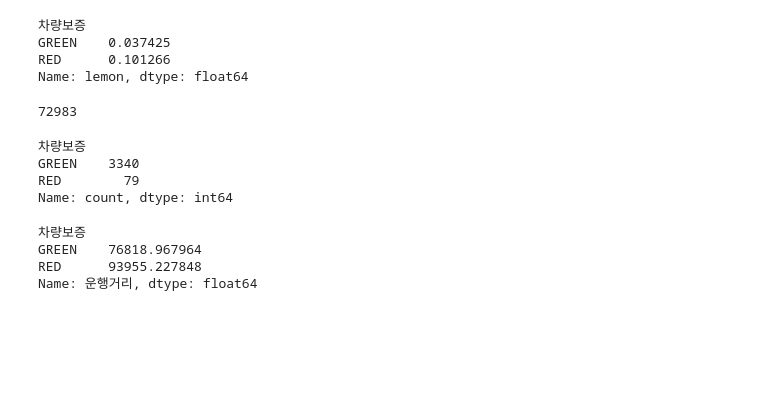
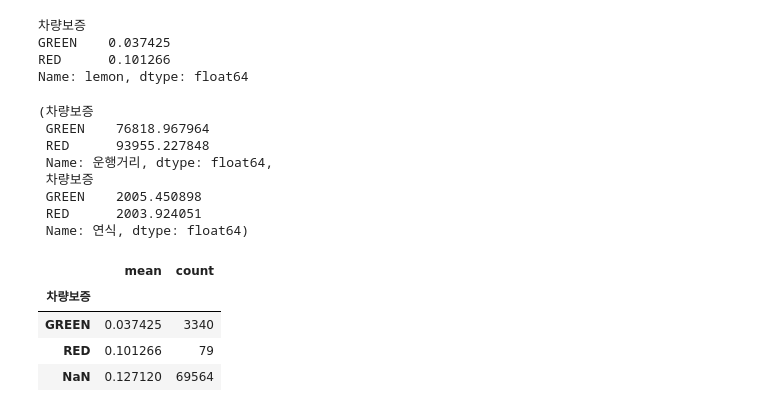
Before and after one commit to siwoolyyy/ml-data, a Jupyter notebook: lemon_sw.ipynb, the cells around one changed output. Cells and saved outputs as stored; diff of their text form; code cells hidden in the pictures; blank space fills up the shorter version.

```diff
--- a/lemon_sw.ipynb
+++ b/lemon_sw.ipynb
@@ -98,7 +113,3 @@ lemon.groupby(['차량보증'])['lemon'].mean()
 GREEN    0.037425
 RED      0.101266
 Name: lemon, dtype: float64
-# %%
-lemon['차량보증'].size
-# %% [output]
-72983
@@ -107,15 +116,28 @@ lemon['차량보증']
-# %%
-lemon['차량보증'].value_counts()
-# %% [output]
-차량보증
-GREEN    3340
-RED        79
-Name: count, dtype: int64
 # %%
-lemon.groupby(['차량보증'])['연식'].mean()
-lemon.groupby(['차량보증'])['운행거리'].mean()
+# GREEN/RED 별로 연식, 운행 거리 확인
+
+lemon.groupby(['차량보증'])['운행거리'].mean() , lemon.groupby(['차량보증'])['연식'].mean()
 # %% [output]
-차량보증
-GREEN    76818.967964
-RED      93955.227848
-Name: 운행거리, dtype: float64
+(차량보증
+ GREEN    76818.967964
+ RED      93955.227848
+ Name: 운행거리, dtype: float64,
+ 차량보증
+ GREEN    2005.450898
+ RED      2003.924051
+ Name: 연식, dtype: float64)
+# %%
+g = lemon.groupby(['차량보증'], dropna=False)['lemon'].mean()
+g
+
+# lemon.groupby(['차량보증'], dropna=False)['lemon']
+## 그룹을 잡아만 둔 것이고, **집계(aggregate)**를 해야 숫자가 나와.
+
+h = lemon.groupby('차량보증', dropna=False)['lemon'].agg(['mean','count'])
+h
+# %% [output]
+|  | mean | count |
+| 차량보증 |  |  |
+| GREEN | 0.037425 | 3340 |
+| RED | 0.101266 | 79 |
+| NaN | 0.127120 | 69564 |
```
Also changed, not shown: parts of 18 cells of this notebook.
